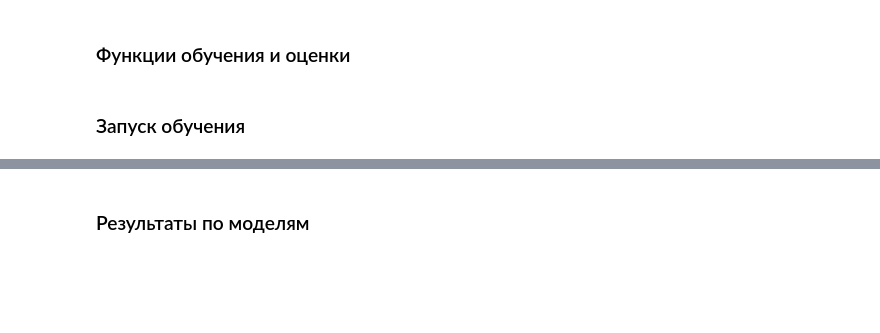
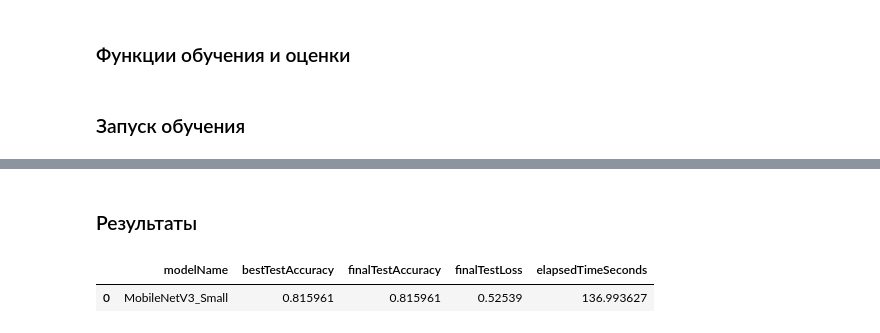
Before and after one commit to FasterXaos/Data_science, a Jupyter notebook: animals/birds_classification.ipynb, the cells around one changed output, grey strips where cells are left out. Saved outputs shown, nothing was run; the diff lists cells and outputs as text; code cells hidden in the pictures; blank space fills up the shorter version.

```diff
--- a/animals/birds_classification.ipynb
+++ b/animals/birds_classification.ipynb
@@ -392,30 +392,30 @@ with Live(save_dvc_exp=True, dvcyaml=False, exp_message=f"run {modelName}") as l
     live.log_param("testSize", testSize)
     live.log_param("model", modelName)
 
-    resultLocal = trainAndEvaluateModel(
+    result = trainAndEvaluateModel(
         modelName,
         numEpochs=numEpochs,
         batchSize=batchSize,
         learningRate=learningRate
     )
 
-    live.log_metric("best_test_accuracy", resultLocal["bestTestAccuracy"])
-    live.log_metric("final_test_accuracy", resultLocal["finalTestAccuracy"])
-    live.log_metric("final_test_loss", resultLocal["finalTestLoss"])
-    live.log_metric("elapsed_time_seconds", resultLocal["elapsedTimeSeconds"])
+    live.log_metric("best_test_accuracy", result["bestTestAccuracy"])
+    live.log_metric("final_test_accuracy", result["finalTestAccuracy"])
+    live.log_metric("final_test_loss", result["finalTestLoss"])
+    live.log_metric("elapsed_time_seconds", result["elapsedTimeSeconds"])
 
     for epoch in range(numEpochs):
         live.step = epoch
 
-        live.log_metric("train_loss", resultLocal["trainLossHistory"][epoch], plot=True)
-        live.log_metric("train_accuracy", resultLocal["trainAccuracyHistory"][epoch], plot=True)
-        live.log_metric("test_loss", resultLocal["testLossHistory"][epoch], plot=True)
-        live.log_metric("test_accuracy", resultLocal["testAccuracyHistory"][epoch], plot=True)
+        live.log_metric("train_loss", result["trainLossHistory"][epoch], plot=True)
+        live.log_metric("train_accuracy", result["trainAccuracyHistory"][epoch], plot=True)
+        live.log_metric("test_loss", result["testLossHistory"][epoch], plot=True)
+        live.log_metric("test_accuracy", result["testAccuracyHistory"][epoch], plot=True)
 
         live.make_summary()
 
     confusionPath = f"{modelName}_confusion.csv"
-    np.savetxt(confusionPath, resultLocal["confusionMatrix"], delimiter=",", fmt="%d")
+    np.savetxt(confusionPath, result["confusionMatrix"], delimiter=",", fmt="%d")
     live.log_artifact(confusionPath, type="table", name=f"{modelName}_confusion")
 
 print("\nМетрики и графики сохранены в animals/dvclive/")
@@ -464,21 +442,41 @@ display(summaryDf)
 # %% [markdown]
-### Результаты по моделям
+### Результаты
 # %%
-for res in resultsList:
-    print("\n" + "="*80)
-    print(f"Модель: {res['modelName']} | bestTestAccuracy={res['bestTestAccuracy']:.4f} | finalTestAccuracy={res['finalTestAccuracy']:.4f}\n")
+summaryRow = {
+    "modelName": modelName,
+    "bestTestAccuracy": result["bestTestAccuracy"],
+    "finalTestAccuracy": result["finalTestAccuracy"],
+    "finalTestLoss": result["finalTestLoss"],
+    "elapsedTimeSeconds": result["elapsedTimeSeconds"]
+}
 
-    classNames = res['classNames']
-    accuracyPerClass = np.sort(res["confusionMatrix"].diagonal() / res["confusionMatrix"].sum(axis=1))[::-1]
-    for classIndex, classAccuracy in enumerate(accuracyPerClass):
-        print(f"Class '{classNames[classIndex]}': accuracy = {classAccuracy:.4f}")
+summaryDf = pd.DataFrame([summaryRow])
 
-    print("\nClassification report:\n")
-    print(res["classificationReportText"])
+display(summaryDf)
 
-    print("\nConfusion Matrix:\n")
-    print(res["confusionMatrix"])
+print("\n" + "=" * 80)
+print(
+    f"Модель: {modelName} | "
+    f"bestTestAccuracy={result['bestTestAccuracy']:.4f} | "
+    f"finalTestAccuracy={result['finalTestAccuracy']:.4f}\n"
+)
 
-    print("="*80 + "\n")
+classNames = result["classNames"]
+confusionMatrix = result["confusionMatrix"]
+
+accuracyPerClass = confusionMatrix.diagonal() / confusionMatrix.sum(axis=1)
+
+for classIndex, classAccuracy in enumerate(accuracyPerClass):
+    print(f"Class '{classNames[classIndex]}': accuracy = {classAccuracy:.4f}")
+
+print("\nClassification report:\n")
+print(result["classificationReportText"])
+
+print("\nConfusion Matrix:\n")
+print(confusionMatrix)
+
+print("=" * 80 + "\n")
 # %% [output]
+|  | modelName | bestTestAccuracy | finalTestAccuracy | finalTestLoss | elapsedTimeSeconds |
+| 0 | MobileNetV3_Small | 0.815961 | 0.815961 | 0.52539 | 136.993627 |
 ================================================================================
```
Also changed, not shown: parts of 4 cells of this notebook, 11 other files.
